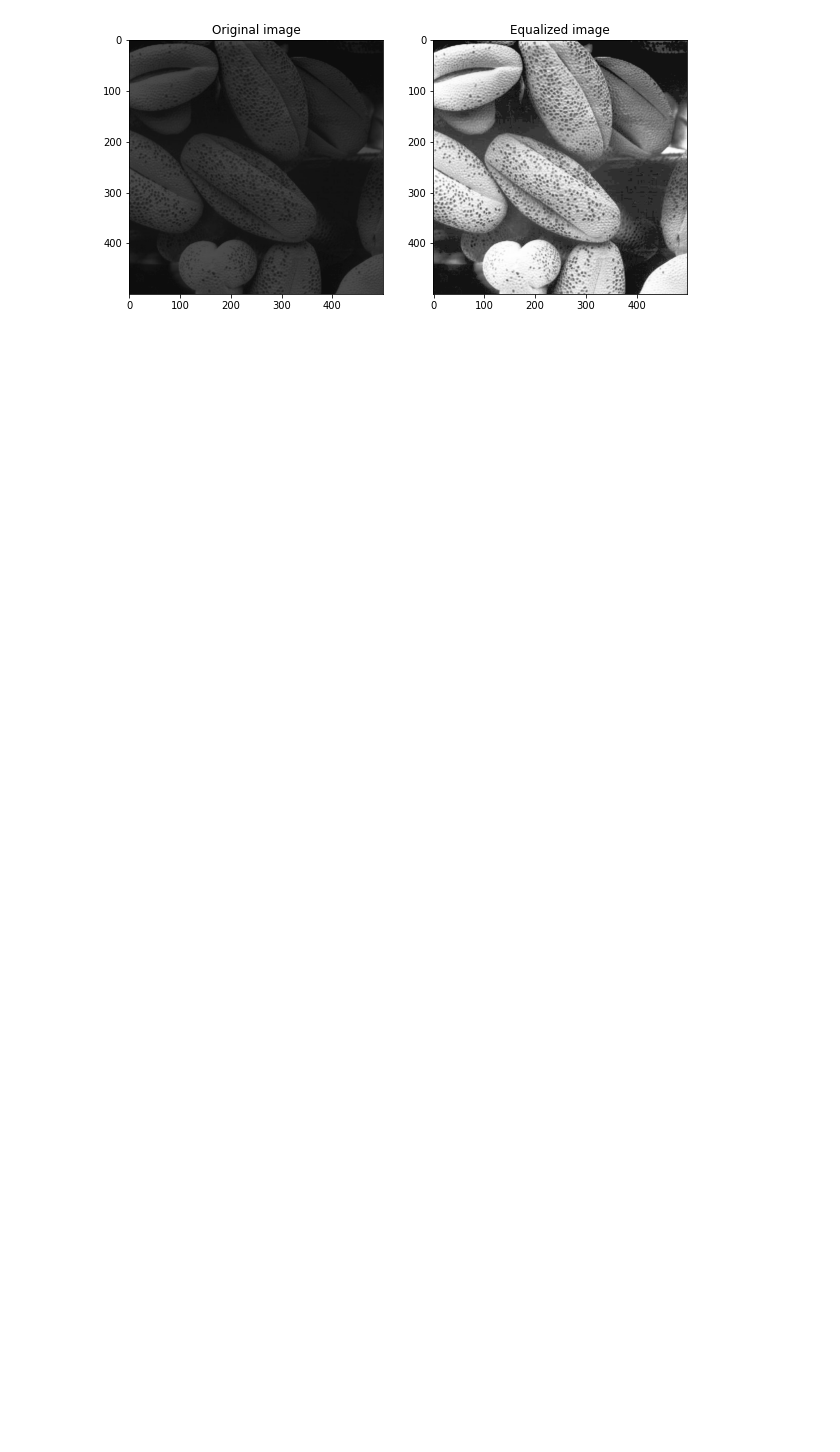
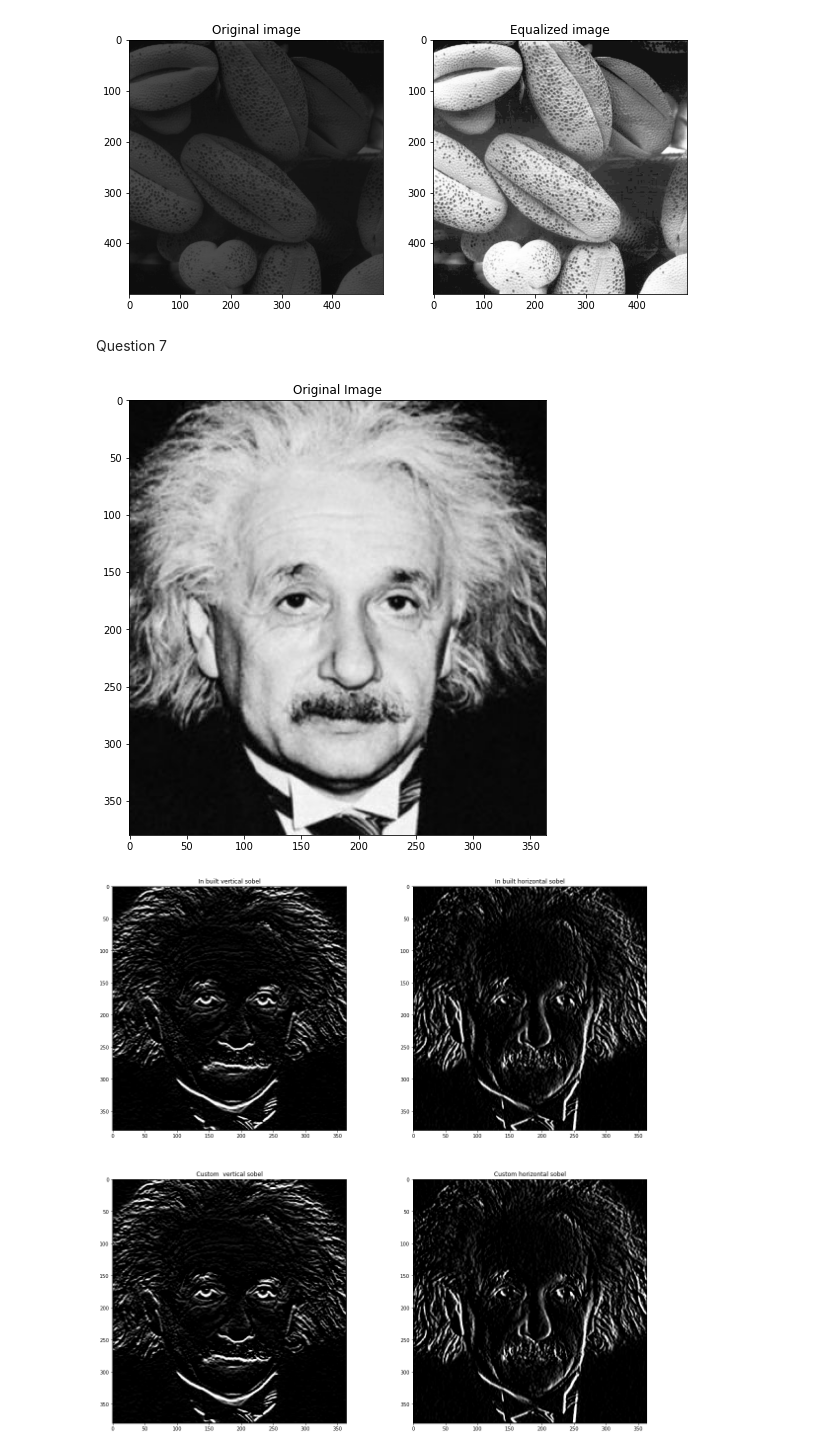
Before and after one commit to RAJOON-21/EN3160-Image-Processing-Assignments, a Jupyter notebook: Assignment 1/EN3160_Assignment1.ipynb, the cells around one changed output. Drawn from its saved outputs; the diff is of its cells as text; code cells hidden in the pictures; blank space fills up the shorter version.

Commit message:
Question 7,8 completed.

```diff
--- a/Assignment 1/EN3160_Assignment1.ipynb
+++ b/Assignment 1/EN3160_Assignment1.ipynb
@@ -197,3 +197,74 @@ ax[1].imshow(imgConverted2)
 <matplotlib.image.AxesImage at 0x...>
 [figure]
 [figure]
+# %% [markdown]
+Question 7
+# %%
+import numpy as np
+import cv2 as cv
+import matplotlib.pyplot as plt
+
+# Load the image
+img = cv.imread('images/einstein.png',cv.IMREAD_GRAYSCALE)
+imgConverted = cv.cvtColor(img, cv.COLOR_BGR2RGB)
+fig , ax = plt.subplots(1,1, figsize = (8,8))
+ax.imshow(imgConverted, cmap = 'gray')
+ax.set_title('Original Image')
+
+
+#(a)using inbuilt sobel filter
+sobelVertical = np.array([[-1,-2,-1],[0,0,0],[1,2,1]],dtype = np.float32)
+sobelHorizontal = np.array([[1,0,-1],[2,0,-2],[1,0,-1]],dtype = np.float32)
+imgWithSobelV = cv.filter2D(img,-1,sobelVertical)
+imgWithSobelH = cv.filter2D(img,-1,sobelHorizontal)
+#############################################################
+
+#(b)Custom Sobel function
+def sobel(img, kernal):
+    kernal_w = kernal.shape[0]
+    kernal_h = kernal.shape[1]
+    padsize1 = kernal_w//2
+    padsize2 = kernal_h//2
+
+    centerPointx = kernal_w//2 + 1
+    centerPointy = kernal_h//2 + 1
+
+    filteredImg = np.zeros((img.shape[0],img.shape[1]), dtype = np.float32)
+    for i in range(padsize1,img.shape[0]-padsize1):
+        for j in range(padsize2, img.shape[1]-padsize2):
+            mat1 = img[i-kernal_w//2:i + kernal_w//2+1, j-kernal_h//2:j + kernal_h//2+1]
+            value = sum(sum(mat1 * kernal))
+            filteredImg[i,j] = value
+    return filteredImg
+#############################################################
+#Call the custom sobel function
+#############################################################
+imgCustomSobelV = sobel(img, sobelVertical)
+imgCustomSobelH = sobel(img, sobelHorizontal)
+#############################################################
+
+#Show the image using inbuilt and custom sobel function
+fig, ax1 = plt.subplots(2,2, figsize = (20,20))
+ax1[0,0].imshow(imgWithSobelV, cmap = 'gray',vmin = 0,vmax = 255)
+ax1[0,0].set_title('In built vertical sobel')
+ax1[0,1].imshow(imgWithSobelH, cmap = 'gray',vmin = 0,vmax = 255)
+ax1[0,1].set_title('In built horizontal sobel')
+ax1[1,0].imshow(imgCustomSobelV, cmap = 'gray',vmin = 0,vmax = 255)
+ax1[1,0].set_title('Custom  vertical sobel')
+ax1[1,1].imshow(imgCustomSobelH, cmap = 'gray',vmin = 0,vmax = 255)
+ax1[1,1].set_title('Custom horizontal sobel')
+
+#(c)Using multiplication property
+sobel_1 = np.array([[1],[2],[1]],dtype = np.float32)
+sobel_2 = np.array([[1, 0, -1]],dtype = np.float32)
+img_1 = sobel(img, sobel_1)
+img_2 = sobel(img_1, sobel_2)
+
+#Show the image using multiplication property
+fig, ax2 = plt.subplots(1,1, figsize = (8,8))
+ax2.imshow(img_2, cmap = 'gray',vmin = 0,vmax = 255)
+ax2.set_title('Sobel filter using Multiplication property')
+plt.show()
+# %% [output]
+[figure, added]
+[figure, added]
```
Also changed, not shown: parts of 3 cells of this notebook, 6 other files.
